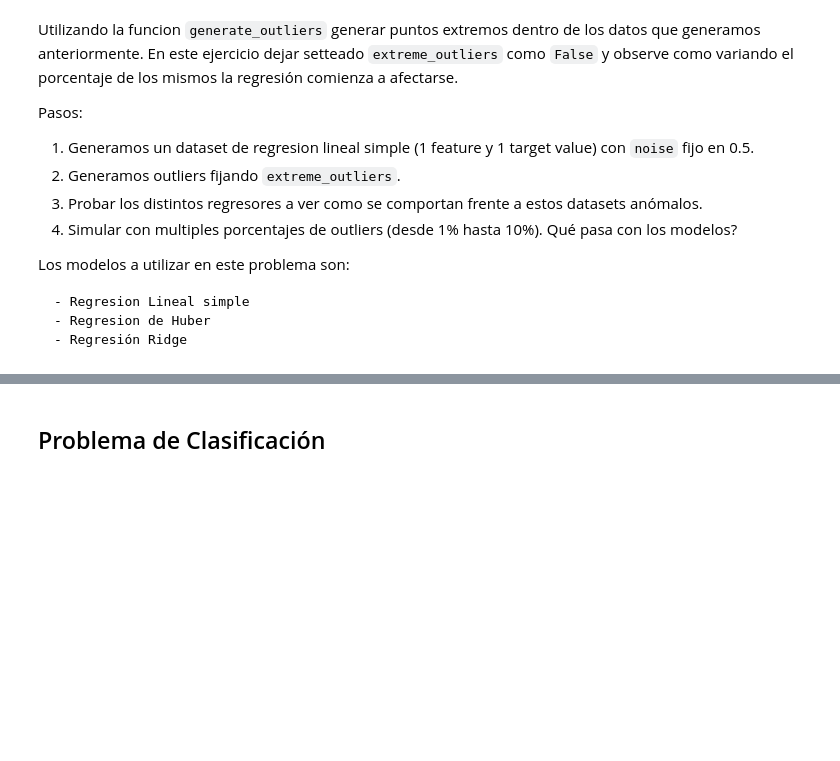
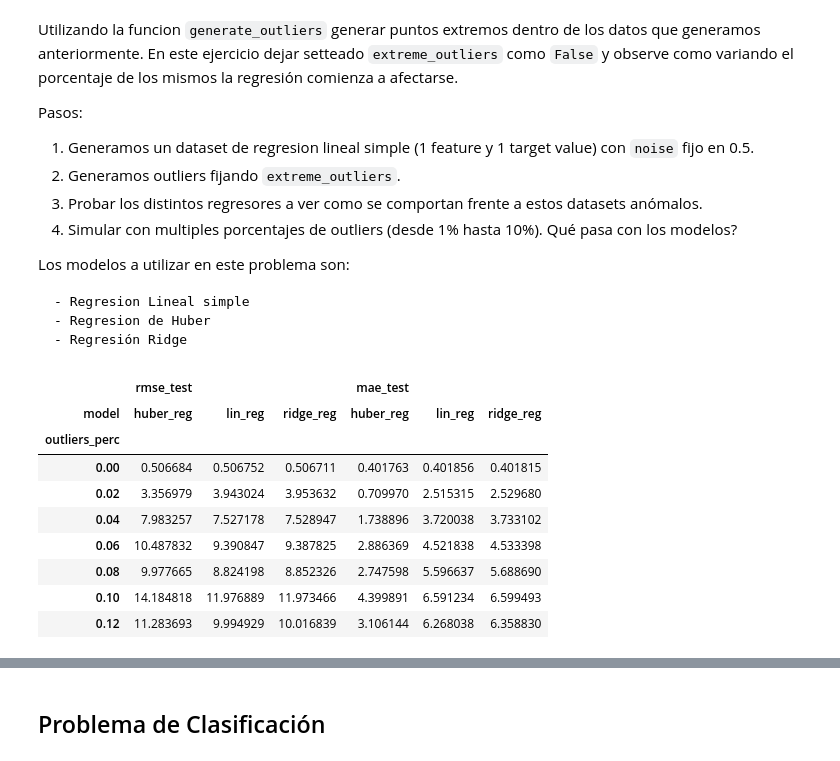
Before and after one commit to jcruz-ferreyra/CEIA_intro_ia, a Jupyter notebook: tp_integrador_resuelto/tpi_parte2_resuelto.ipynb, the cells around one changed output, grey strips where cells are left out. Saved outputs shown, nothing was run; the diff lists cells and outputs as text; code cells hidden in the pictures; blank space fills up the shorter version.

```diff
--- a/tp_integrador_resuelto/tpi_parte2_resuelto.ipynb
+++ b/tp_integrador_resuelto/tpi_parte2_resuelto.ipynb
@@ -367,0 +391,13 @@ from sklearn.linear_model import LinearRegression, HuberRegressor, RidgeCV
+# %%
+df_results.pivot(index="outliers_perc", columns="model", values=["rmse_test", "mae_test"])
+# %% [output]
+|  | rmse_test |  |  | mae_test |  |  |
+| model | huber_reg | lin_reg | ridge_reg | huber_reg | lin_reg | ridge_reg |
+| outliers_perc |  |  |  |  |  |  |
+| 0.00 | 0.506684 | 0.506752 | 0.506711 | 0.401763 | 0.401856 | 0.401815 |
+| 0.02 | 3.356979 | 3.943024 | 3.953632 | 0.709970 | 2.515315 | 2.529680 |
+| 0.04 | 7.983257 | 7.527178 | 7.528947 | 1.738896 | 3.720038 | 3.733102 |
+| 0.06 | 10.487832 | 9.390847 | 9.387825 | 2.886369 | 4.521838 | 4.533398 |
+| 0.08 | 9.977665 | 8.824198 | 8.852326 | 2.747598 | 5.596637 | 5.688690 |
+| 0.10 | 14.184818 | 11.976889 | 11.973466 | 4.399891 | 6.591234 | 6.599493 |
+| 0.12 | 11.283693 | 9.994929 | 10.016839 | 3.106144 | 6.268038 | 6.358830 |
```
Also changed, not shown: parts of 12 cells of this notebook.
